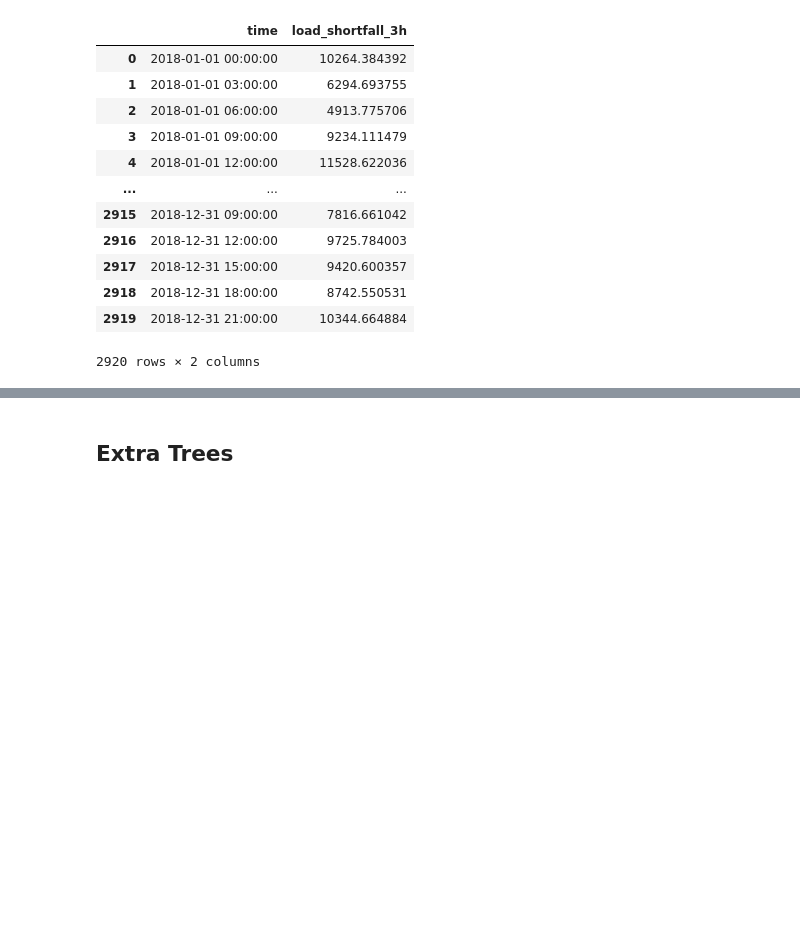
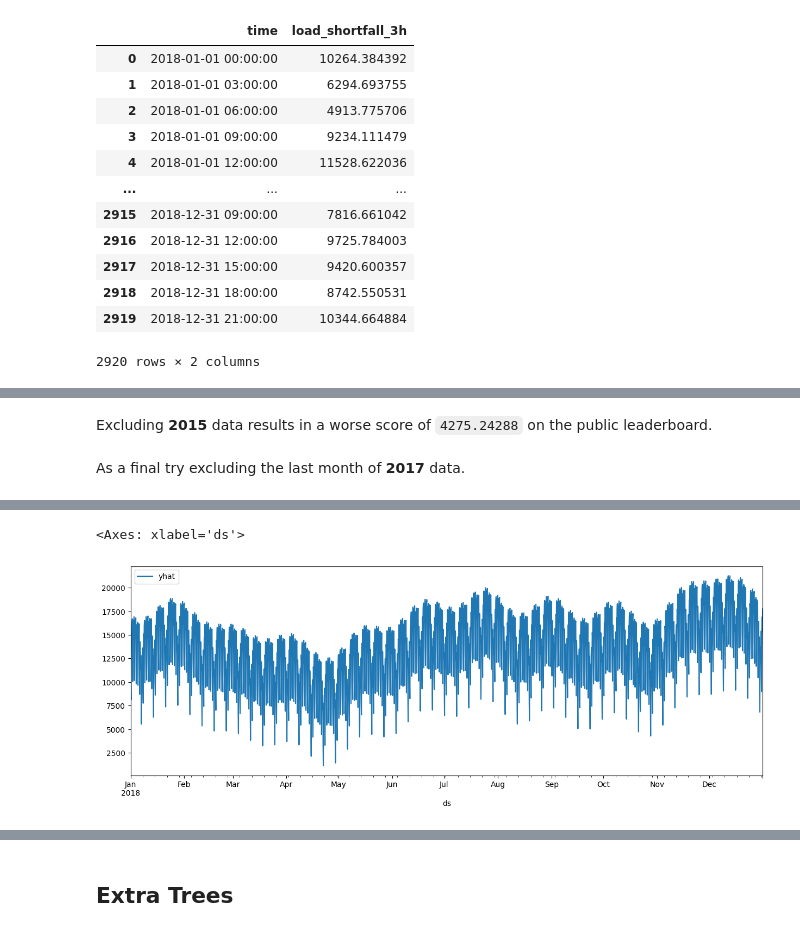
Before and after one commit to JohnnyFoulds/paula, a Jupyter notebook: notebooks/phase_02/200_rethink.ipynb, the cells around one changed output, grey strips where cells are left out. Cells and saved outputs as stored; diff of their text form; code cells hidden in the pictures; blank space fills up the shorter version.

```diff
--- a/notebooks/phase_02/200_rethink.ipynb
+++ b/notebooks/phase_02/200_rethink.ipynb
@@ -452,0 +505,23 @@ df_out.to_csv("../../data/output/200_prophet.csv",index=False)
+# %% [markdown]
+Excluding **2015** data results in a worse score of `4275.24288` on the public leaderboard.
+# %% [markdown]
+As a final try excluding the last month of **2017** data.
+# %%
+# select last two years, but exclude the last month
+df_train = df_source[
+    (df_features['time'] >= '2016-01-01') & \
+    (df_features['time'] < '2017-12-01')
+]
+
+# create the model
+prophet_model = create_prophet_model(df_train)
+
+# get the competition data
+df_test = feature_engineering(df_competition)
+
+# get the predictions
+predictions = get_prophet_predictions(prophet_model, df_test)
+
+# plot the predictions
+predictions.plot(x='ds', y='yhat', kind='line', figsize=(15, 5))
+# %% [output]
@@ -452,0 +530,2 @@ df_out.to_csv("../../data/output/200_prophet.csv",index=False)
+<Axes: xlabel='ds'>
+[figure, added]
```
Also changed, not shown: parts of 18 cells of this notebook, 3 other files.
